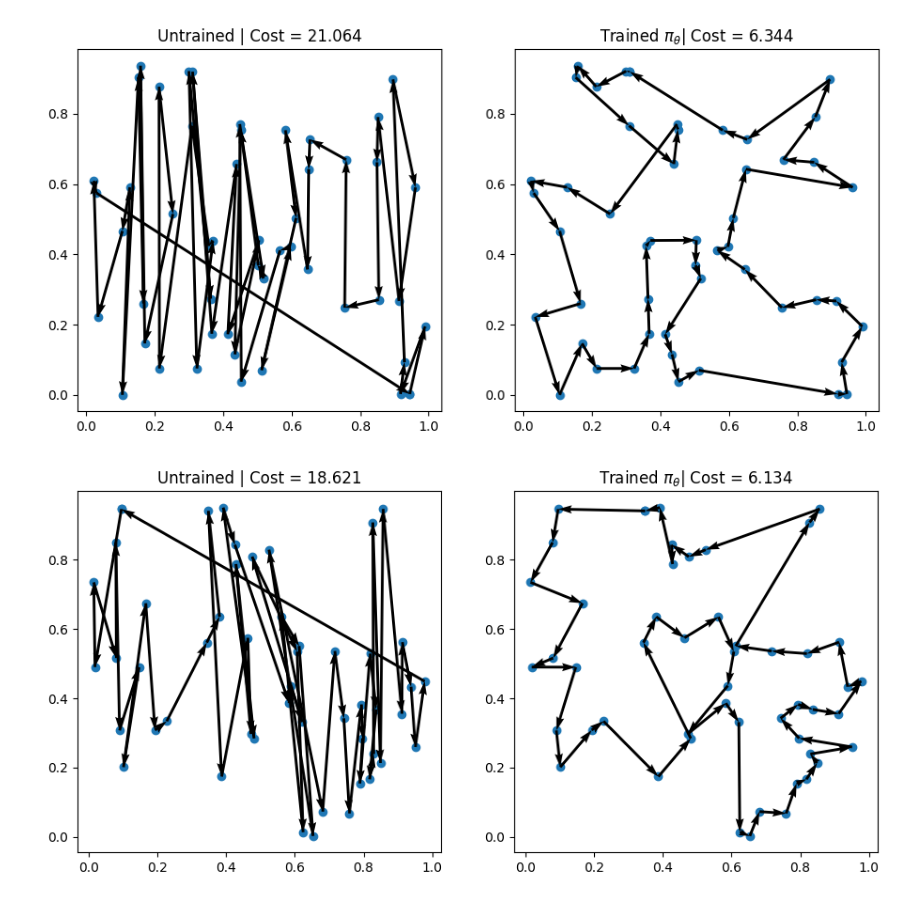
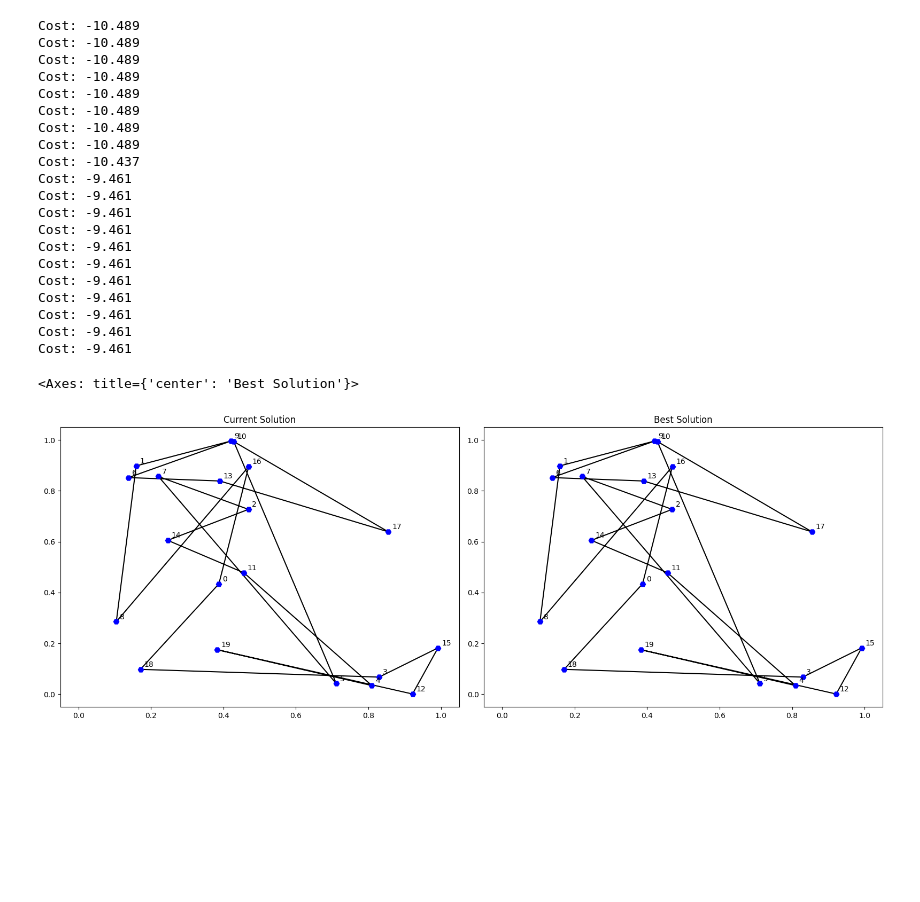
Before and after one commit to shoraaa/rl4co, a Jupyter notebook: tsp.ipynb, the cells around one changed output. Saved outputs shown, nothing was run; the diff lists cells and outputs as text; code cells hidden in the pictures; blank space fills up the shorter version.

```diff
--- a/tsp.ipynb
+++ b/tsp.ipynb
@@ -14,16 +21,18 @@ model = NeuOpt(env, policy)
 # %%
 # Greedy rollouts over untrained policy
 device = torch.device("cuda" if torch.cuda.is_available() else "cpu")
-td_init = env.reset(batch_size=[3]).to(device)
-policy = policy.to(device)
+td_init = env.reset(batch_size=[2]).to(device)
+policy = model.policy.to(device)
 out = policy(td_init.clone(), env=env, phase="test", decode_type="greedy", return_actions=True)
 
 actions_untrained = out['actions'].cpu().detach()
 rewards_untrained = out['cost_bsf'].cpu().detach()
 
-batch_size, seq_length = td_init["rec_current"].size()
 
-for i in range(3):
+for i in range(2):
     print(f"Problem {i+1} | Cost: {-rewards_untrained[i]:.3f}")
-    env.render(td_init[i], actions_untrained[i])
+
+env.render(td_init.cpu(), actions_untrained.cpu())
+
+print(device)
 # %% [output]
@@ -33,9 +43,9 @@ ValueError: not enough values to unpack (expected 2, got 1)
 # %%
 trainer = RL4COTrainer(
     max_epochs=3,
-    accelerator="gpu",
+    gradient_clip_val=0.05,
     devices=1,
-    logger=None,
+    accelerator="auto",
 )
 # %% [output]
 Using 16bit Automatic Mixed Precision (AMP)
@@ -69,17 +92,34 @@ LOCAL_RANK: 0 - CUDA_VISIBLE_DEVICES: [0]
 # %%
-# Greedy rollouts over trained model (same states as previous plot)
+
 policy = model.policy.to(device)
-out = policy(td_init.clone(), phase="test", decode_type="greedy", return_actions=True)
-actions_trained = out['actions'].cpu().detach()
+out = None
+for i in range(20):
+    out = policy(td_init.clone(), env=env, phase="test", decode_type="greedy", return_actions=True)
+    td_init["action"] = out['actions']
+    env.step(td_init)
+    print(f"Cost: {-out['cost_bsf'][0].cpu().detach():.3f}")
 
-# Plotting
-import matplotlib.pyplot as plt
-for i, td in enumerate(td_init):
-    fig, axs = plt.subplots(1,2, figsize=(11,5))
-    env.render(td, actions_untrained[i], ax=axs[0])
-    env.render(td, actions_trained[i], ax=axs[1])
-    axs[0].set_title(f"Untrained | Cost = {-rewards_untrained[i].item():.3f}")
-    axs[1].set_title(r"Trained $\pi_\theta$" + f"| Cost = {-out['reward'][i].item():.3f}")
+env.render(td_init.cpu(), out['actions'].cpu())
 # %% [output]
+Cost: -10.489
+Cost: -10.489
+Cost: -10.489
+Cost: -10.489
+Cost: -10.489
+Cost: -10.489
+Cost: -10.489
+Cost: -10.489
+Cost: -10.437
+Cost: -9.461
+Cost: -9.461
+Cost: -9.461
+Cost: -9.461
+Cost: -9.461
+Cost: -9.461
+Cost: -9.461
+Cost: -9.461
+Cost: -9.461
+Cost: -9.461
+Cost: -9.461
+<Axes: title={'center': 'Best Solution'}>
-[figure, old version]
+[figure, new version]
-[figure, removed]
```
Also changed, not shown: parts of 5 cells of this notebook, 5 other files.
